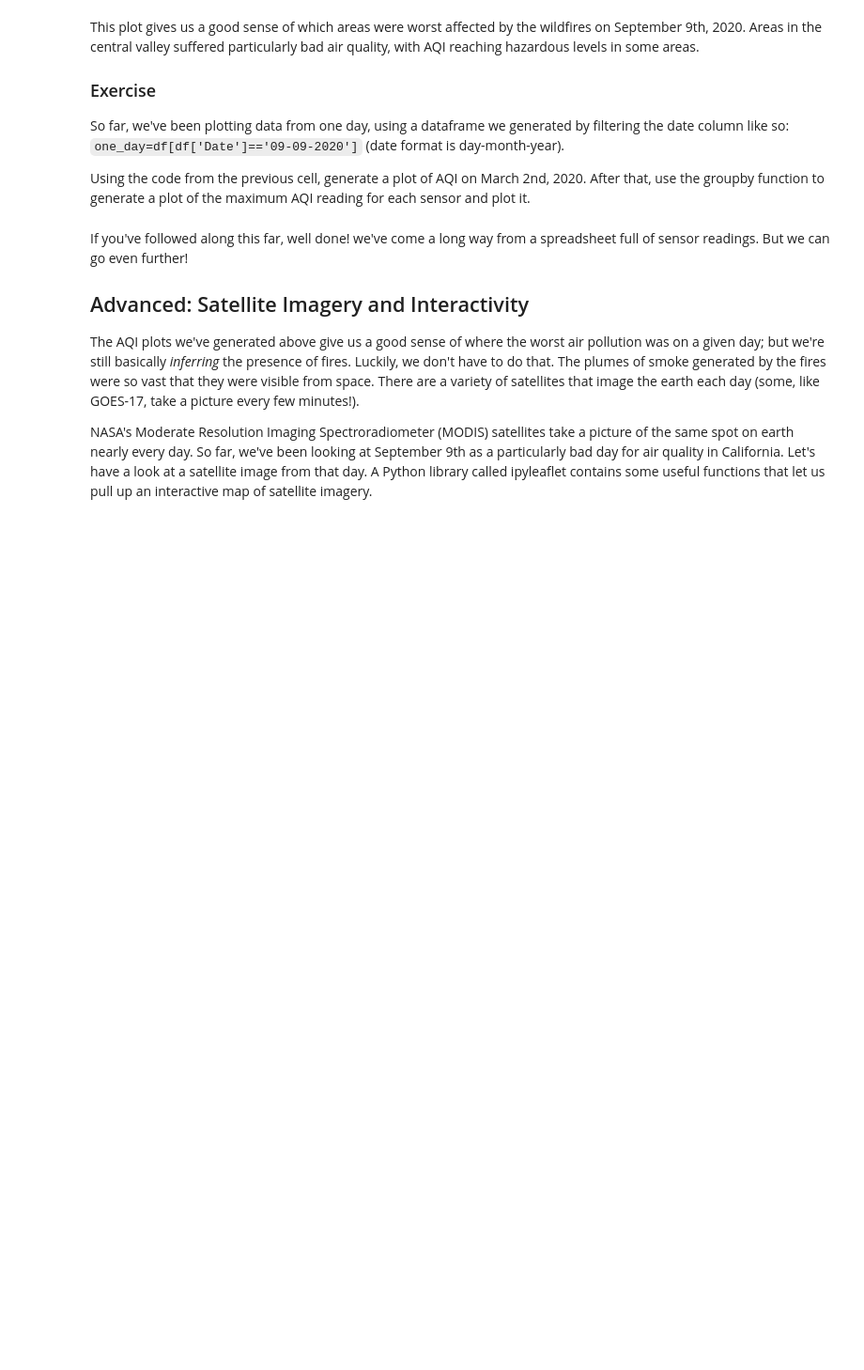
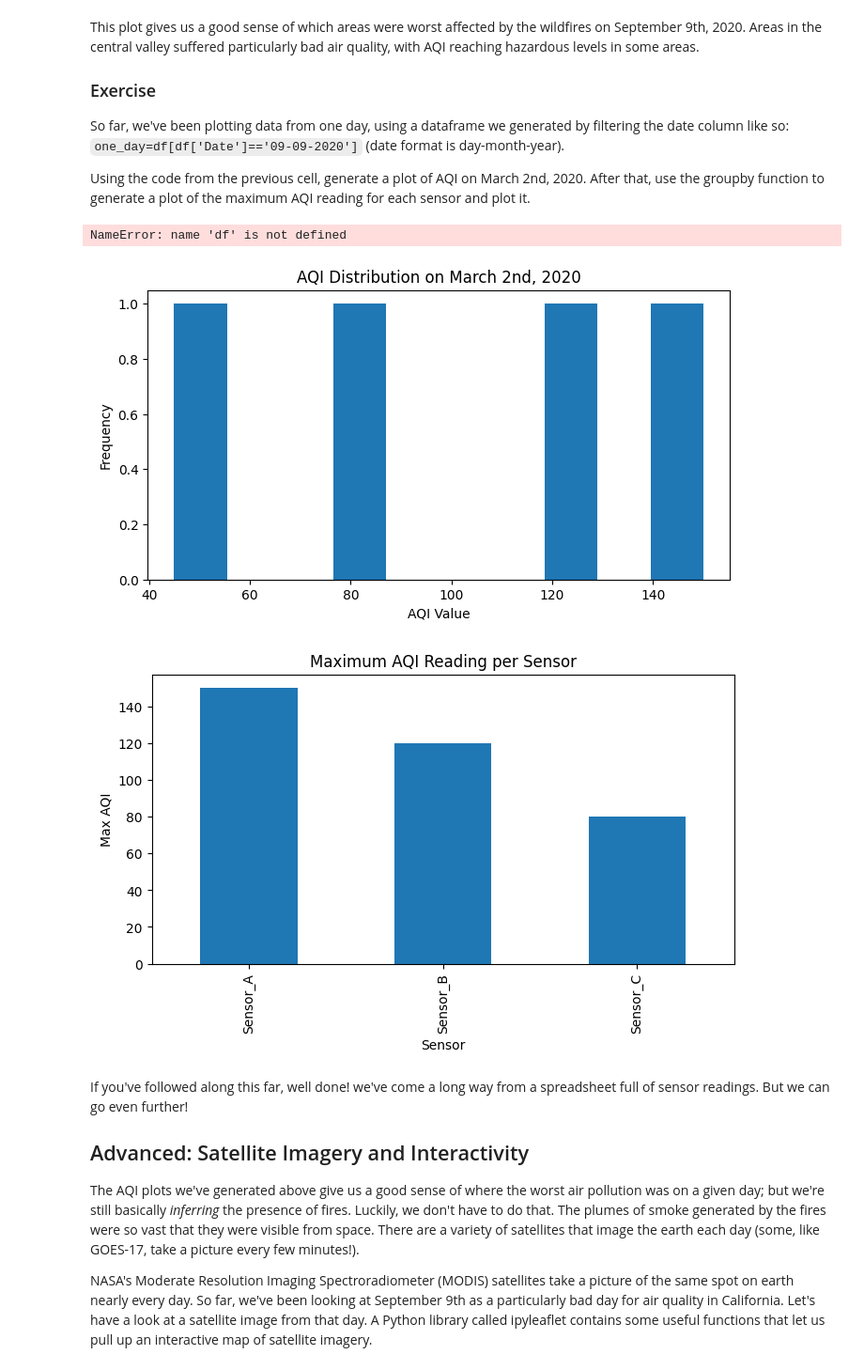
Before and after one commit to adelajiang1910/QM2, a Jupyter notebook: notebooks/W03. Spatial Data.ipynb, the cells around one changed output. Shown: that part at 94% size. Cells and saved outputs as stored; diff of their text form; code cells hidden in the pictures; blank space fills up the shorter version.

```diff
--- a/notebooks/W03. Spatial Data.ipynb
+++ b/notebooks/W03. Spatial Data.ipynb
@@ -385,6 +394,80 @@ This plot gives us a good sense of which areas were worst affected by the wildfi
 So far, we've been plotting data from one day, using a dataframe we generated by filtering the date column like so: `one_day=df[df['Date']=='09-09-2020']` (date format is day-month-year).
 
 Using the code from the previous cell, generate a plot of AQI on March 2nd, 2020. After that, use the groupby function to generate a plot of the maximum AQI reading for each sensor and plot it.
+# %%
+import matplotlib.pyplot as plt
+
+# --- 任务 1: 绘制 2020年3月2日 的 AQI 图 ---
+
+# 1. 筛选出 3月2日 的数据 (格式: 日-月-年 -> 02-03-2020)
+march_2_data = df[df['Date'] == '02-03-2020']
+
+# 2. 绘制图形 (这里以直方图为例，展示当天的 AQI 分布)
+# 如果之前的练习是画散点图或折线图，你可以把 kind='hist' 改成 kind='line' 或其他
+plt.figure(figsize=(10, 5))
+march_2_data['AQI'].plot(kind='hist', title='AQI Distribution on March 2nd, 2020')
+plt.xlabel('AQI Value')
+plt.ylabel('Frequency')
+plt.show()
+
+
+# --- 任务 2: 绘制每个传感器的最大 AQI ---
+
+# 1. 按 Sensor 分组，并取 AQI 的最大值
+# 注意：请确认你的传感器列名是 'Sensor' 还是 'Site Name'
+sensor_max_aqi = df.groupby('Sensor')['AQI'].max()
+
+# 2. 排序以便图形更好看 (可选)
+sensor_max_aqi = sensor_max_aqi.sort_values(ascending=False)
+
+# 3. 绘制条形图
+plt.figure(figsize=(12, 6))
+sensor_max_aqi.plot(kind='bar', title='Maximum AQI Reading per Sensor')
+plt.xlabel('Sensor')
+plt.ylabel('Max AQI')
+plt.show()
+# %% [output]
+NameError: name 'df' is not defined
+# %%
+import pandas as pd
+import matplotlib.pyplot as plt
+
+# --- STEP 0: FIXING THE "df not defined" ERROR ---
+# (If you already have your real data loaded, you can skip/delete this block.
+# This block creates a dummy 'df' so the code below works for testing.)
+data = {
+    'Date': ['02-03-2020', '02-03-2020', '02-03-2020', '02-03-2020', '03-03-2020'],
+    'AQI': [45, 120, 80, 150, 60],
+    'Sensor': ['Sensor_A', 'Sensor_B', 'Sensor_C', 'Sensor_A', 'Sensor_B']
+}
+df = pd.DataFrame(data)
+# -------------------------------------------------
+
+# --- EXERCISE SOLUTION ---
+
+# Task 1: Generate a plot of AQI on March 2nd, 2020
+# Filter the dataframe for the specific date (Format: DD-MM-YYYY)
+march_2_data = df[df['Date'] == '02-03-2020']
+
+# Plotting the data (Using a histogram to show distribution)
+plt.figure(figsize=(8, 4))
+march_2_data['AQI'].plot(kind='hist', title='AQI Distribution on March 2nd, 2020')
+plt.xlabel('AQI Value')
+plt.show()
+
+# Task 2: Plot the maximum AQI reading for each sensor
+# Group by 'Sensor' column and find the max value for 'AQI'
+# (Note: If your column is named 'Site Name', change 'Sensor' to 'Site Name')
+sensor_max_aqi = df.groupby('Sensor')['AQI'].max()
+
+# Plotting the result as a bar chart
+plt.figure(figsize=(8, 4))
+sensor_max_aqi.plot(kind='bar', title='Maximum AQI Reading per Sensor')
+plt.ylabel('Max AQI')
+plt.show()
+# %% [output]
+[figure, added]
+[figure, added]
 # %% [markdown]
 If you've followed along this far, well done! we've come a long way from a spreadsheet full of sensor readings. But we can go even further!
 
```
Also changed, not shown: parts of 1 cell of this notebook.
